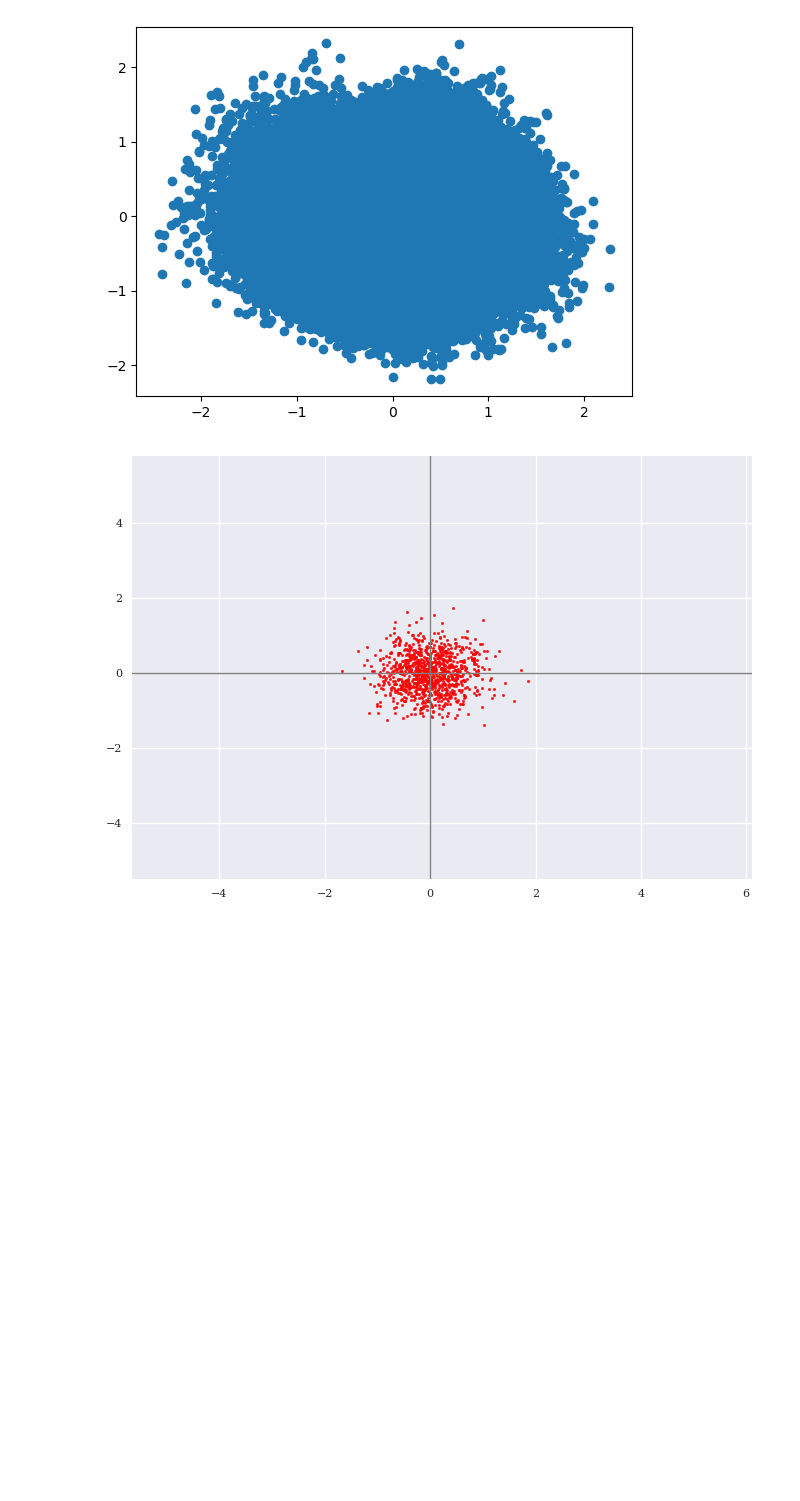
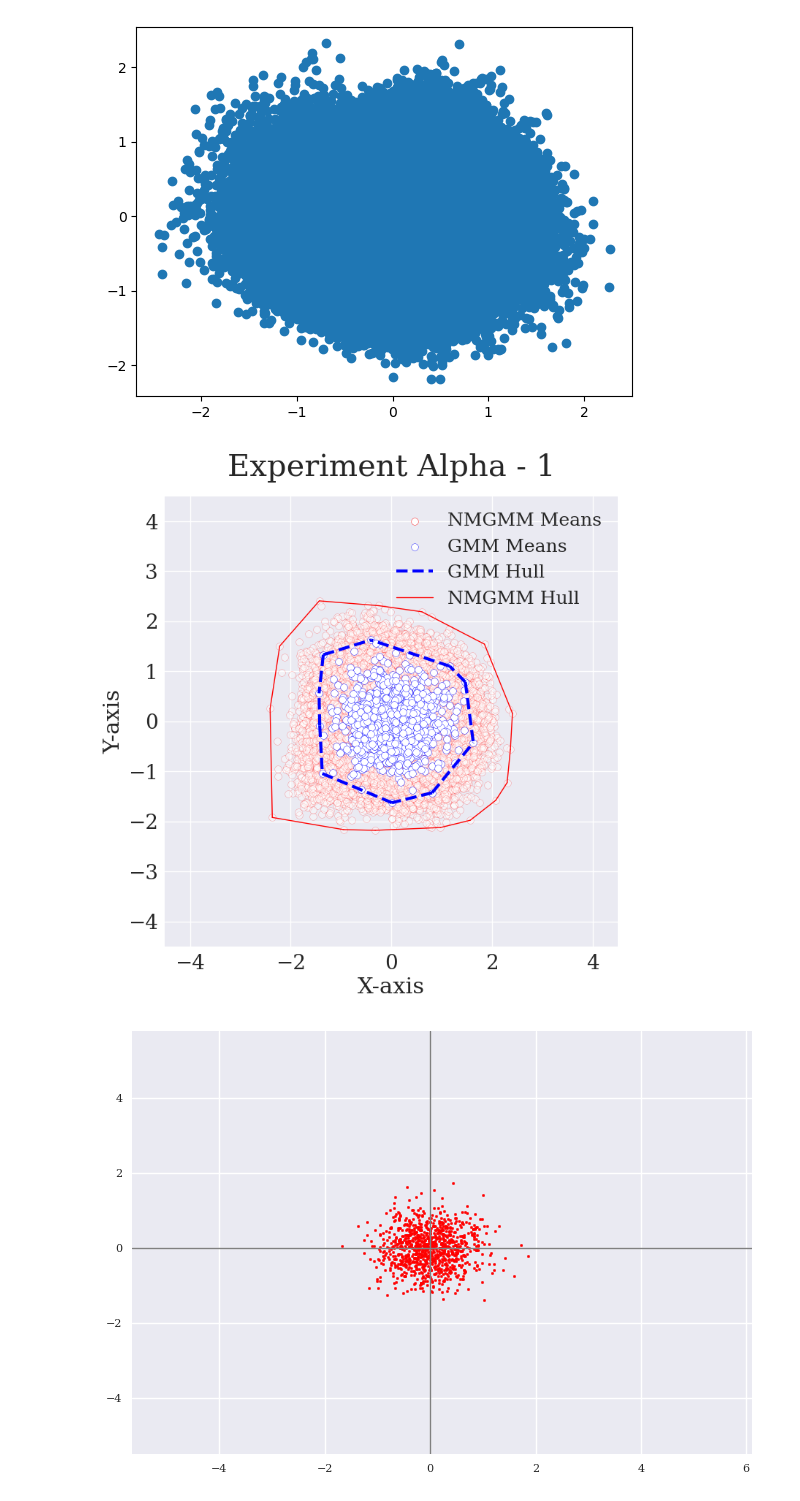
Before and after one commit to PatrickTourniaire/Negative-Gaussian-Mixture-Model, a Jupyter notebook: research/notebooks/initialisation.ipynb, the cells around one changed output. Drawn from its saved outputs; the diff is of its cells as text; code cells hidden in the pictures; blank space fills up the shorter version.

```diff
--- a/research/notebooks/initialisation.ipynb
+++ b/research/notebooks/initialisation.ipynb
@@ -117,15 +117,15 @@ hull2 = ConvexHull(np.array(recomputed_params['means']))
 
 fig, ax = plt.subplots(figsize=(8,8))
 
-ax.set_title(r'Experiment Alpha - 2', fontsize=30, pad=20)
+ax.set_title(r'Experiment Alpha - 1', fontsize=30, pad=20)
 ax.set_xlabel(r'X-axis')
 ax.set_ylabel(r'Y-axis')
 
-ax.set_xlim(-14, 14)
-ax.set_ylim(-14, 14)
+#ax.set_xlim(-14, 14)
+#ax.set_ylim(-14, 14)
 
-#ax.set_xlim(-4.5, 4.5)
-#ax.set_ylim(-4.5, 4.5)
+ax.set_xlim(-4.5, 4.5)
+ax.set_ylim(-4.5, 4.5)
 
 nmgmm_points = ax.scatter(
                 np.array(recomputed_params['means'])[:,0],
@@ -142,34 +142,36 @@ gmm_points = ax.scatter(
                 edgecolors='blue',
                 label='GMM Means')
 
 for simplex in hull1.simplices:
     gmm_hull = ax.plot(
         means[simplex, 0],
         means[simplex, 1],
         'b--',
         linewidth=3,
         label='GMM Hull'
     )
 
 for simplex in hull2.simplices:
     nmgmm_hull = ax.plot(
         np.array(recomputed_params['means'])[simplex, 0],
         np.array(recomputed_params['means'])[simplex, 1],
         'r-',
         linewidth=1,
         label='NMGMM Hull'
     )
 
 handles, labels = ax.get_legend_handles_labels()
 by_label = dict(zip(labels, handles))
 legend = plt.legend(by_label.values(), by_label.keys(), loc=1)
 
 for lh in legend.legendHandles:
     lh.set_alpha(1)
 
 plt.show()
 plt.draw()
-fig.savefig('convexhull_mean_translations_alpha2.png', format='png', dpi=1200)
+fig.savefig('convexhull_mean_translations_alpha1.png', format='png', dpi=1200)
+# %% [output]
+[figure, added]
 # %%
 import matplotlib.transforms as transforms
 from matplotlib.patches import Ellipse
```
Also changed, not shown: parts of 5 cells of this notebook, 6 other files.
